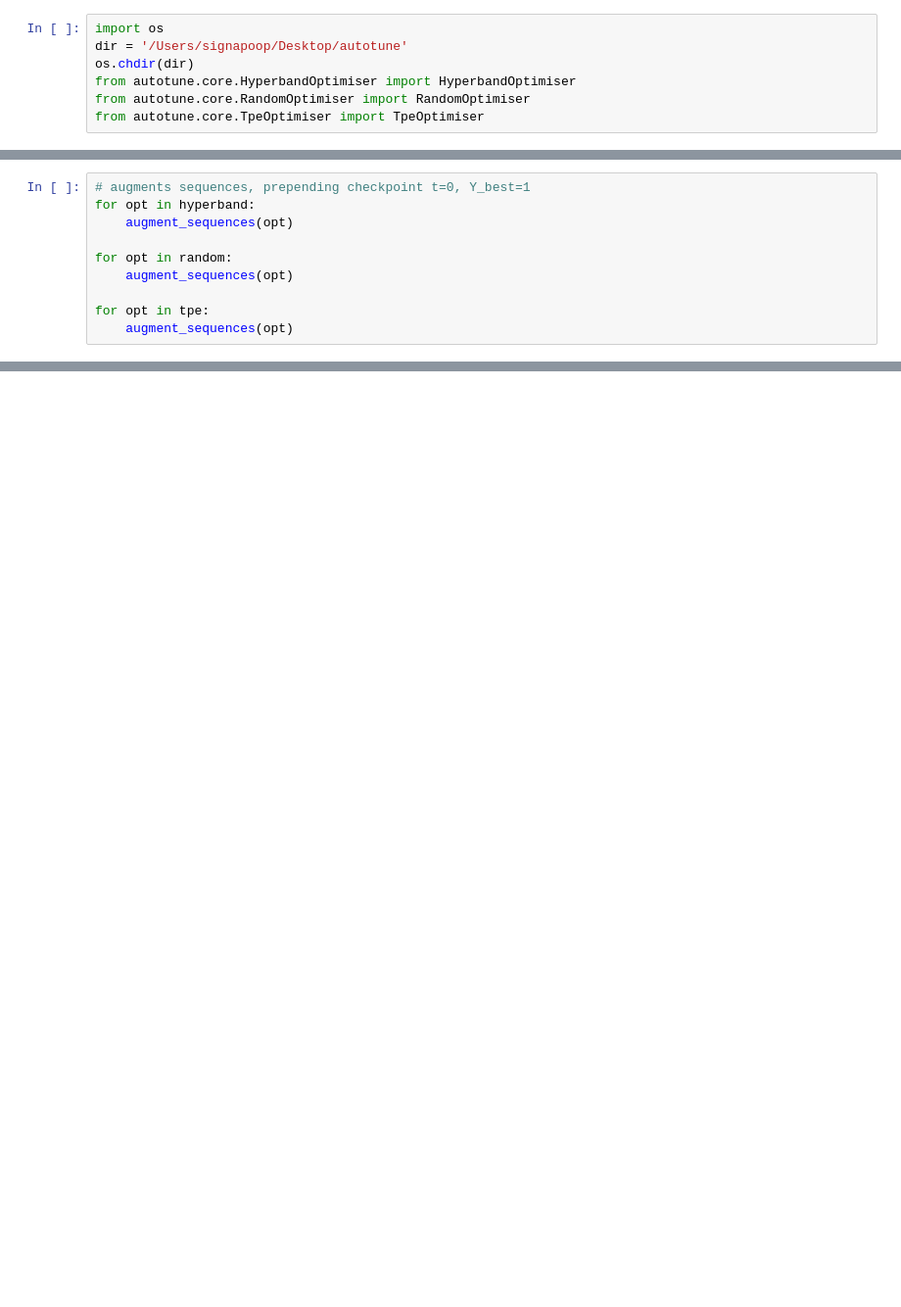
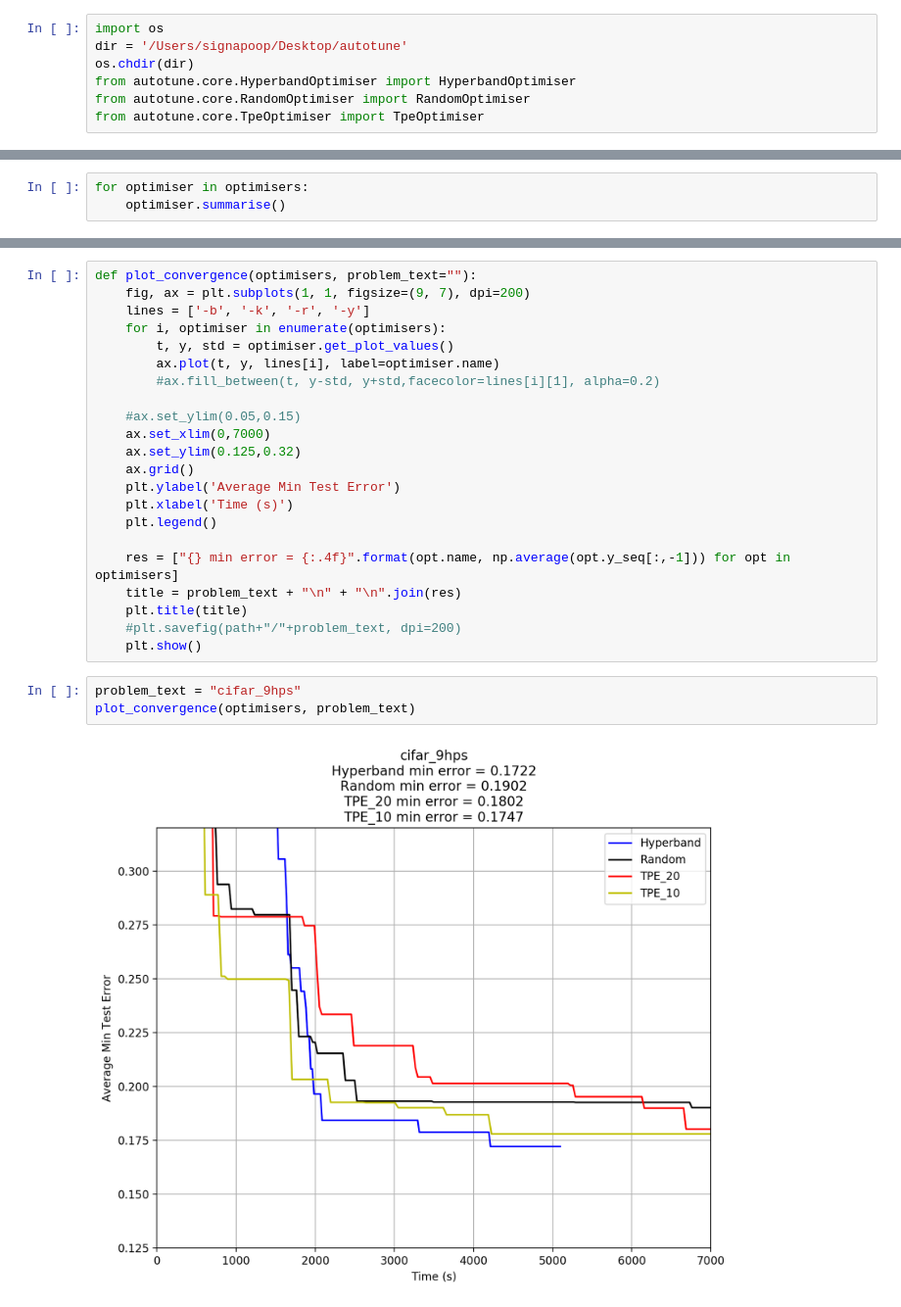
Before and after one commit to leowyy/autotune, a Jupyter notebook: analysis/combining_cifar_results.ipynb, the cells around one changed output, grey strips where cells are left out. Shown: that part at 98% size. Cells and saved outputs as stored; diff of their text form; blank space fills up the shorter version.

```diff
--- a/analysis/combining_cifar_results.ipynb
+++ b/analysis/combining_cifar_results.ipynb
@@ -50,10 +96,0 @@ def augment_sequences(opt):
-# %%
-# augments sequences, prepending checkpoint t=0, Y_best=1
-for opt in hyperband:
-    augment_sequences(opt)
-
-for opt in random:
-    augment_sequences(opt)
-
-for opt in tpe:
-    augment_sequences(opt)
@@ -195,0 +97,3 @@ random_std = np.std(random_y_seq, 0)
+# %%
+for optimiser in optimisers:
+    optimiser.summarise()
@@ -195,0 +118,27 @@ random_std = np.std(random_y_seq, 0)
+# %%
+def plot_convergence(optimisers, problem_text=""):
+    fig, ax = plt.subplots(1, 1, figsize=(9, 7), dpi=200)
+    lines = ['-b', '-k', '-r', '-y']
+    for i, optimiser in enumerate(optimisers):
+        t, y, std = optimiser.get_plot_values()
+        ax.plot(t, y, lines[i], label=optimiser.name)
+        #ax.fill_between(t, y-std, y+std,facecolor=lines[i][1], alpha=0.2)
+
+    #ax.set_ylim(0.05,0.15)
+    ax.set_xlim(0,7000)
+    ax.set_ylim(0.125,0.32)
+    ax.grid()
+    plt.ylabel('Average Min Test Error')
+    plt.xlabel('Time (s)')
+    plt.legend()
+
+    res = ["{} min error = {:.4f}".format(opt.name, np.average(opt.y_seq[:,-1])) for opt in optimisers]
+    title = problem_text + "\n" + "\n".join(res)
+    plt.title(title)
+    #plt.savefig(path+"/"+problem_text, dpi=200)
+    plt.show()
+# %%
+problem_text = "cifar_9hps"
+plot_convergence(optimisers, problem_text)
+# %% [output]
+[figure, added]
```
Also changed, not shown: parts of 13 cells of this notebook, 5 other files.
